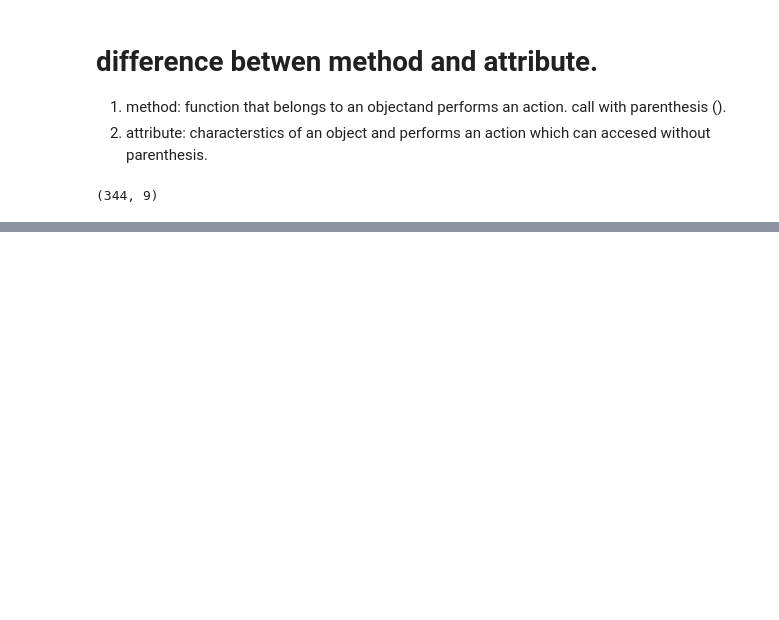
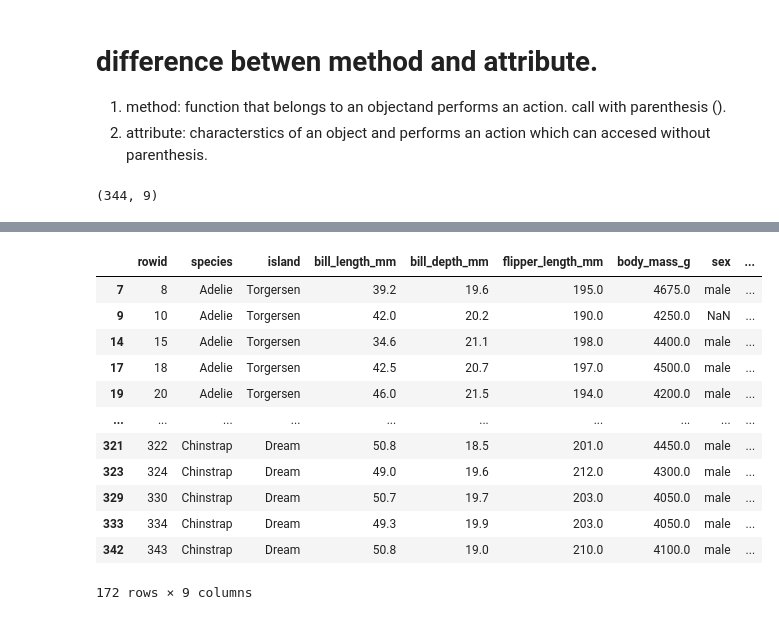
Before and after one commit to Praruj/Pandas_Practise_Portfolio, a Jupyter notebook: Notebooks/Penguins_exploration.ipynb, the cells around one changed output, grey strips where cells are left out. Saved outputs shown, nothing was run; the diff lists cells and outputs as text; code cells hidden in the pictures; blank space fills up the shorter version.

```diff
--- a/Notebooks/Penguins_exploration.ipynb
+++ b/Notebooks/Penguins_exploration.ipynb
@@ -42,0 +122,19 @@ penguins.shape
+# %%
+#subsetting rows in pandas
+penguins[penguins["body_mass_g"]>4000]
+
+#penguins whose body mass is greater than 4000.
+# %% [output]
+|  | rowid | species | island | bill_length_mm | bill_depth_mm | flipper_length_mm | body_mass_g | sex | ... |
+| 7 | 8 | Adelie | Torgersen | 39.2 | 19.6 | 195.0 | 4675.0 | male | ... |
+| 9 | 10 | Adelie | Torgersen | 42.0 | 20.2 | 190.0 | 4250.0 | NaN | ... |
+| 14 | 15 | Adelie | Torgersen | 34.6 | 21.1 | 198.0 | 4400.0 | male | ... |
+| 17 | 18 | Adelie | Torgersen | 42.5 | 20.7 | 197.0 | 4500.0 | male | ... |
+| 19 | 20 | Adelie | Torgersen | 46.0 | 21.5 | 194.0 | 4200.0 | male | ... |
+| ... | ... | ... | ... | ... | ... | ... | ... | ... | ... |
+| 321 | 322 | Chinstrap | Dream | 50.8 | 18.5 | 201.0 | 4450.0 | male | ... |
+| 323 | 324 | Chinstrap | Dream | 49.0 | 19.6 | 212.0 | 4300.0 | male | ... |
+| 329 | 330 | Chinstrap | Dream | 50.7 | 19.7 | 203.0 | 4050.0 | male | ... |
+| 333 | 334 | Chinstrap | Dream | 49.3 | 19.9 | 203.0 | 4050.0 | male | ... |
+| 342 | 343 | Chinstrap | Dream | 50.8 | 19.0 | 210.0 | 4100.0 | male | ... |
+172 rows × 9 columns
```
Also changed, not shown: parts of 10 cells of this notebook.
